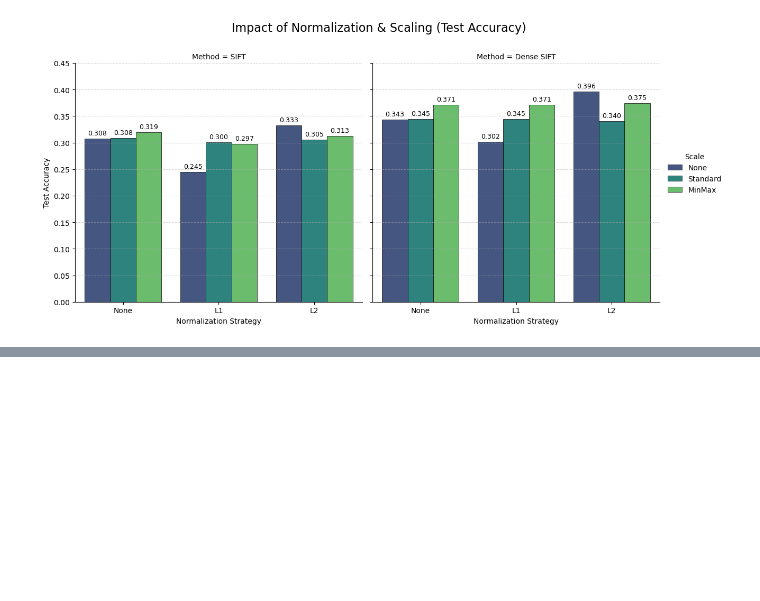
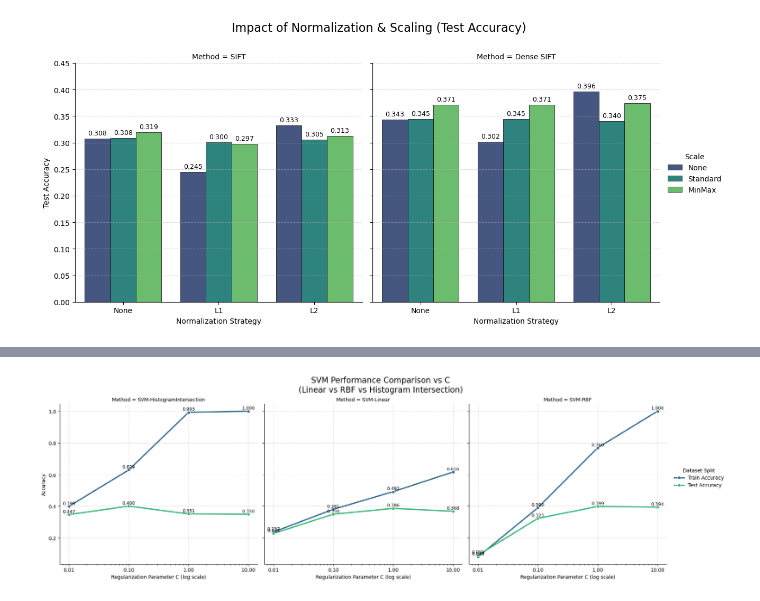
Before and after one commit to MCV-C3/project-4, a Jupyter notebook: Week1/development_8x8.ipynb, the cells around one changed output, grey strips where cells are left out. Saved outputs shown, nothing was run; the diff lists cells and outputs as text; code cells hidden in the pictures; blank space fills up the shorter version.

```diff
--- a/Week1/development_8x8.ipynb
+++ b/Week1/development_8x8.ipynb
@@ -1605,0 +2130,88 @@ plt.show()
+# %%
+# 1. Load data
+results_path = "results/svm_classifier.csv"
+
+if not os.path.exists(results_path):
+    print(f"Results file not found at {results_path}")
+else:
+    df = pd.read_csv(results_path)
+
+    # 2. Parsing: Separate "Method" from "C" value
+    def parse_svm_row(row):
+        # Extract C value
+        c_match = re.search(r'C=([0-9.]+)', row)
+        c_val = float(c_match.group(1)) if c_match else 0.0
+
+        # Extract Method Name (remove parenthesis and C value)
+        # "SVM-Linear (C=0.01)" -> "SVM-Linear"
+        name = row.split('(')[0].strip()
+
+        return pd.Series([name, c_val])
+
+    df[['Method', 'C']] = df['Descriptor'].apply(parse_svm_row)
+
+    # 3. Melt
+    df_melted = df.melt(
+        id_vars=["Method", "C"],
+        value_vars=["Train Accuracy", "Test Accuracy"],
+        var_name="Split",
+        value_name="Accuracy"
+    )
+
+    # Sort
+    df_melted = df_melted.sort_values(by=["Method", "C"])
+
+    # 4. PLOTTING with FacetGrid
+    g = sns.FacetGrid(df_melted, col="Method", height=6, aspect=1, sharey=True)
+
+    g.map_dataframe(
+        sns.lineplot,
+        x="C",
+        y="Accuracy",
+        hue="Split",
+        palette="viridis",
+        marker="o",
+        linewidth=2.5
+    )
+
+    # 5. Styling
+    unique_c = sorted(df['C'].unique())
+
+    for ax in g.axes.flat:
+        # Log Scale for C
+        ax.set_xscale('log')
+
+        # Fix Ticks to exact C values
+        ax.set_xticks(unique_c)
+        ax.get_xaxis().set_major_formatter(ScalarFormatter())
+
+        ax.grid(True, linestyle='--', alpha=0.5)
+        ax.set_ylabel("Accuracy")
+        ax.set_xlabel("Regularization Parameter C (log scale)")
+
+    # 6. Add Text Labels
+    methods = df_melted['Method'].unique()
+    for i, method in enumerate(methods):
+        # Depending on grid shape, this mapping might need check, but usually flat[i] matches unique order
+        # To be safe, let's match title or just trust the order for simple col wrap
+        ax = g.axes.flat[i]
+
+        # Get data for this subplot's method
+        subset = df_melted[df_melted['Method'] == method]
+
+        for _, row in subset.iterrows():
+            ax.text(
+                row['C'],
+                row['Accuracy'] + 0.005,
+                f"{row['Accuracy']:.3f}",
+                ha='center', va='bottom', fontsize=9, color='black'
+            )
+
+    # Titles & Layout
+    g.add_legend(title="Dataset Split")
+    plt.subplots_adjust(top=0.85)
+    g.fig.suptitle("SVM Performance Comparison vs C\n(Linear vs RBF vs Histogram Intersection)", fontsize=16)
+
+    plt.show()
+# %% [output]
+[figure, added]
```
Also changed, not shown: parts of 12 cells of this notebook.
